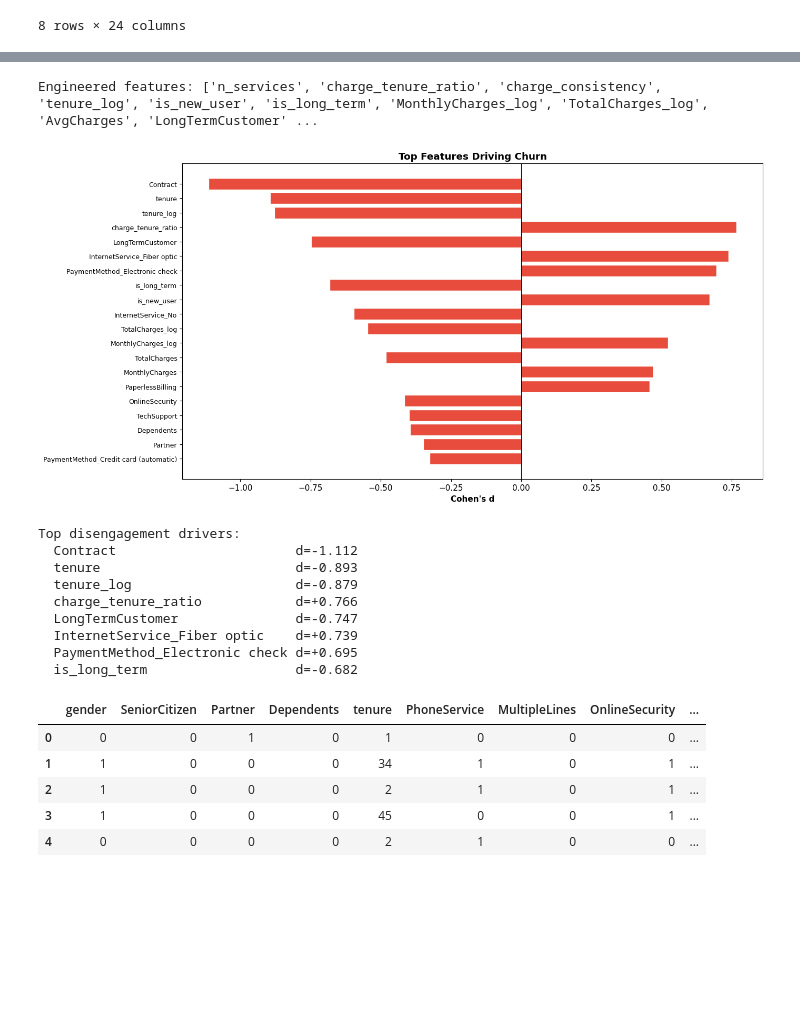
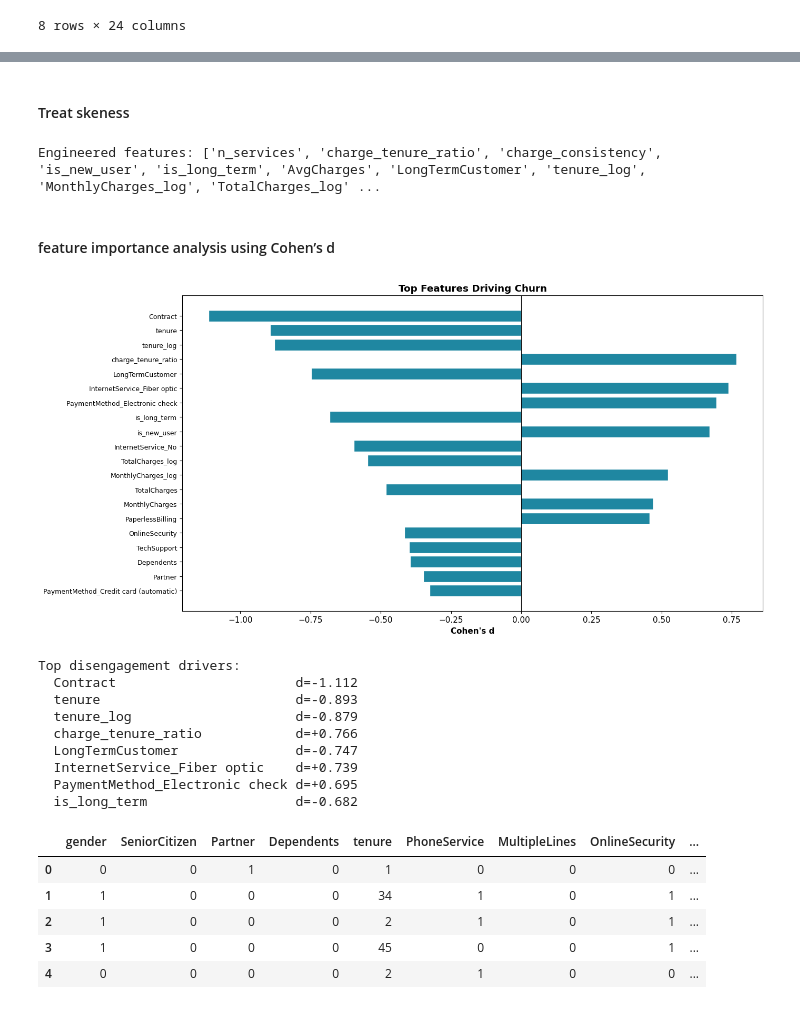
Before and after one commit to AvishkaKoswatta/Churn-Prediction, a Jupyter notebook: src/preprocess.ipynb, the cells around one changed output, grey strips where cells are left out. Cells and saved outputs as stored; diff of their text form; code cells hidden in the pictures; blank space fills up the shorter version.

```diff
--- a/src/preprocess.ipynb
+++ b/src/preprocess.ipynb
@@ -24,0 +26,22 @@ Libraries loaded.
+# %%
+load_dotenv()
+
+aws_access_key = os.getenv("AWS_ACCESS_KEY_ID")
+aws_secret_key = os.getenv("AWS_SECRET_ACCESS_KEY")
+aws_region = os.getenv("AWS_REGION")
+
+bucket_name = os.getenv("BUCKET_NAME")
+object_key_raw = os.getenv("OBJECT_KEY_RAW")
+
+s3 = boto3.client(
+    "s3",
+    aws_access_key_id=aws_access_key,
+    aws_secret_access_key=aws_secret_key,
+    region_name=aws_region
+)
+
+obj = s3.get_object(Bucket=bucket_name, Key=object_key_raw)
+data = obj['Body'].read().decode('utf-8')
+
+df = pd.read_csv(StringIO(data))
+df.head()
@@ -25,5 +56,11 @@ Libraries loaded.
 # %%
-df = pd.read_csv(r'E:\Users\Avishka\JobData\MyProjects\ml-model\data\Telco-Customer-Churn.csv')
+# from pathlib import Path
+# import pandas as pd
+
+# BASE_DIR = Path().resolve()
+# PROJECT_DIR = BASE_DIR.parent
+# file_path = PROJECT_DIR / "data" / "Telco-Customer-Churn.csv"
+# df = pd.read_csv(file_path)
 # %%
 column_list = df.columns.tolist()
 print(column_list)
@@ -267,35 +324,31 @@ fig.show()
 # %%
 df_feat = df.copy()
 
-
-# Service count
+#Number of services
 service_cols = [
     'PhoneService','MultipleLines','OnlineSecurity','OnlineBackup',
     'DeviceProtection','TechSupport','StreamingTV','StreamingMovies'
 ]
+
+#Count of all services the customer is subscribed to
 df_feat['n_services'] = df_feat[service_cols].sum(axis=1)
 
-# Charge per tenure
+# Ratio of monthly charges to tenure
 df_feat['charge_tenure_ratio'] = df_feat['MonthlyCharges'] / df_feat['tenure'].clip(lower=1)
 
-# Charge consistency
+# How consistent the charges are compared to expected total
 df_feat['charge_consistency'] = df_feat['TotalCharges'] / (df_feat['MonthlyCharges'] * df_feat['tenure'].clip(lower=1))
 
-# Tenure features
-df_feat['tenure_log'] = np.log1p(df_feat['tenure'])
+# Flag for new users (tenure <= 6 months)
 df_feat['is_new_user'] = (df_feat['tenure'] <= 6).astype(int)
+
+# Flag for long-term users (tenure >= 48 months)
 df_feat['is_long_term'] = (df_feat['tenure'] >= 48).astype(int)
 
-# Log charges
-df_feat['MonthlyCharges_log'] = np.log1p(df_feat['MonthlyCharges'])
-df_feat['TotalCharges_log'] = np.log1p(df_feat['TotalCharges'])
+# Average monthly charges (TotalCharges / tenure)
+df_feat['AvgCharges'] = df_feat['TotalCharges'] / df_feat['tenure'].clip(lower=1)
 
-# AvgCharges & LongTermCustomer
-df_feat['AvgCharges'] = df_feat['TotalCharges'] / df_feat['tenure'].clip(lower=1)
+# Flag for customers with more than 24 months tenure
 df_feat['LongTermCustomer'] = (df_feat['tenure'] > 24).astype(int)
-
-# Show new features
-new_features = [c for c in df_feat.columns if c not in df.columns]
-print("Engineered features:", new_features)
-# %% [output]
-Engineered features: ['n_services', 'charge_tenure_ratio', 'charge_consistency', 'tenure_log', 'is_new_user', 'is_long_term', 'MonthlyCharges_log', 'TotalCharges_log', 'AvgCharges', 'LongTermCustomer' ...
+# %% [markdown]
+#### Treat skeness
@@ -302,10 +364,17 @@ Engineered features: ['n_services', 'charge_tenure_ratio', 'charge_consistency',
+# %%
+# List of newly created features
+new_features = [c for c in df_feat.columns if c not in df.columns]
+print("Engineered features:", new_features)
+# %% [output]
+Engineered features: ['n_services', 'charge_tenure_ratio', 'charge_consistency', 'is_new_user', 'is_long_term', 'AvgCharges', 'LongTermCustomer', 'tenure_log', 'MonthlyCharges_log', 'TotalCharges_log' ...
+# %% [markdown]
+#### feature importance analysis using Cohen’s d
 # %%
 import numpy as np
 import matplotlib.pyplot as plt
 
-# Colors
-COLOR_CHURNED = '#e74c3c'
-COLOR_RETAINED = '#2ecc71'
+COLOR_CHURNED = '#1F87A1'
+COLOR_RETAINED = '#085528'
 
 # Target and features
 target_col = 'Churn'
@@ -319,35 +388,35 @@ y = df_feat[target_col].values
 cohens_d = {}
 for i, col in enumerate(feature_cols):
     ok = X[y==0, i]  # retained
     ch = X[y==1, i]  # churned
-    ps = np.sqrt((ok.std()**2 + ch.std()**2)/2)  # pooled std
+    ps = np.sqrt((ok.std()**2 + ch.std()**2)/2)
     cohens_d[col] = (ch.mean() - ok.mean()) / ps if ps > 0 else 0
 
 # Sort by absolute effect
 sorted_effects = sorted(cohens_d.items(), key=lambda x: abs(x[1]), reverse=True)
 
 # Plot top 20 features
 fig, ax = plt.subplots(figsize=(14, max(6, min(20, len(sorted_effects))*0.35)))
 feats = [x[0] for x in sorted_effects[:20]]
 vals = [x[1] for x in sorted_effects[:20]]
 colors = [COLOR_CHURNED if abs(d)>0.3 else COLOR_RETAINED if abs(d)>0.15 else '#bdc3c7' for d in vals]
 
 ax.barh(range(len(feats)), vals, color=colors, edgecolor='white')
 ax.set_yticks(range(len(feats)))
 ax.set_yticklabels(feats, fontsize=9)
 ax.set_xlabel("Cohen's d", fontweight='bold')
 ax.set_title("Top Features Driving Churn", fontweight='bold')
 ax.axvline(x=0, color='black', linewidth=0.8)
 plt.gca().invert_yaxis()
 plt.tight_layout()
 plt.show()
 
 # Print top 8 features
 print("Top disengagement drivers:")
 for f, d in sorted_effects[:8]:
     print(f"  {f:30s} d={d:+.3f}")
 # %% [output]
-[figure, old version]
+[figure, new version]
 Top disengagement drivers:
   Contract                       d=-1.112
   tenure                         d=-0.893
```
Also changed, not shown: parts of 32 cells of this notebook, 7 other files.
